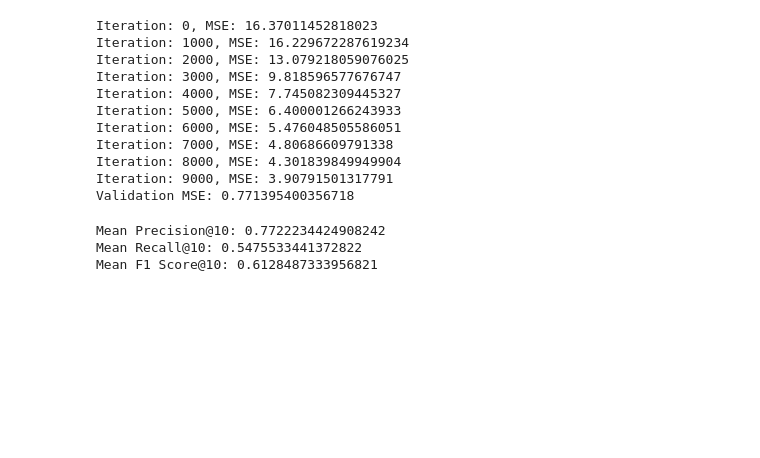
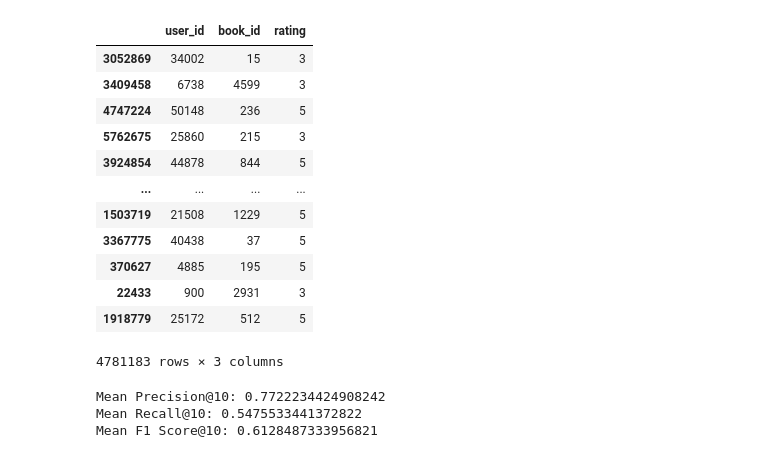
Before and after one commit to matsant01/graph_RecSys, a Jupyter notebook: notebooks/matrix_factorization.ipynb, the cells around one changed output. Saved outputs shown, nothing was run; the diff lists cells and outputs as text; code cells hidden in the pictures; blank space fills up the shorter version.

```diff
--- a/notebooks/matrix_factorization.ipynb
+++ b/notebooks/matrix_factorization.ipynb
@@ -11,23 +11,27 @@ from sklearn.model_selection import train_test_split
 filepath = "../data/ratings.csv"
 data = pd.read_csv(filepath)
 train_data, test_data = train_test_split(data, test_size=0.2)
-W, Z, num_users, num_books = initialize_data(train_data)
-W, Z = factorize_matrix_SGD(train_data, W, Z, num_iterations=10000, batch_size=1024)
-predictions = compute_predictions(test_data, W, Z)
-mse = calculate_mse(test_data["rating"], predictions)
-print(f"Validation MSE: {mse}")
+# W, Z, num_users, num_books = initialize_data(train_data)
+# W, Z = factorize_matrix_SGD(train_data, W, Z, num_iterations=10000, batch_size=1024)
+# predictions = compute_predictions(test_data, W, Z)
+# mse = calculate_mse(test_data["rating"], predictions)
+# print(f"Validation MSE: {mse}")
-# %% [output]
-Iteration: 0, MSE: 16.37011452818023
-Iteration: 1000, MSE: 16.229672287619234
-Iteration: 2000, MSE: 13.079218059076025
-Iteration: 3000, MSE: 9.818596577676747
-Iteration: 4000, MSE: 7.745082309445327
-Iteration: 5000, MSE: 6.400001266243933
-Iteration: 6000, MSE: 5.476048505586051
-Iteration: 7000, MSE: 4.80686609791338
-Iteration: 8000, MSE: 4.301839849949904
-Iteration: 9000, MSE: 3.90791501317791
-Validation MSE: 0.771395400356718
+# %%
+train_data
+# %% [output]
+|  | user_id | book_id | rating |
+| 3052869 | 34002 | 15 | 3 |
+| 3409458 | 6738 | 4599 | 3 |
+| 4747224 | 50148 | 236 | 5 |
+| 5762675 | 25860 | 215 | 3 |
+| 3924854 | 44878 | 844 | 5 |
+| ... | ... | ... | ... |
+| 1503719 | 21508 | 1229 | 5 |
+| 3367775 | 40438 | 37 | 5 |
+| 370627 | 4885 | 195 | 5 |
+| 22433 | 900 | 2931 | 3 |
+| 1918779 | 25172 | 512 | 5 |
+4781183 rows × 3 columns
 # %%
 k = 10
 test_data['predicted_rating'] = predictions
```
Also changed, not shown: 3 other files.
